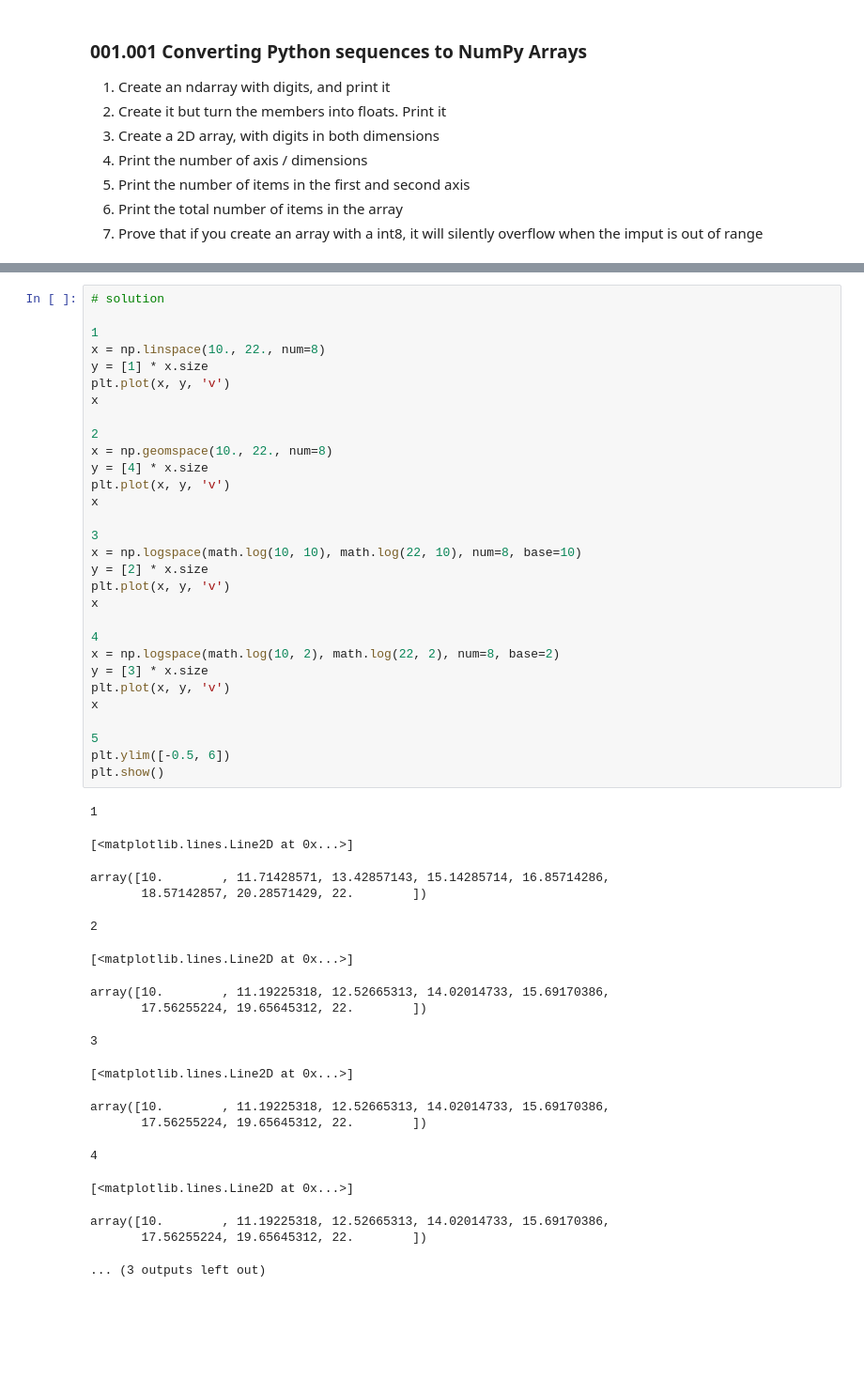
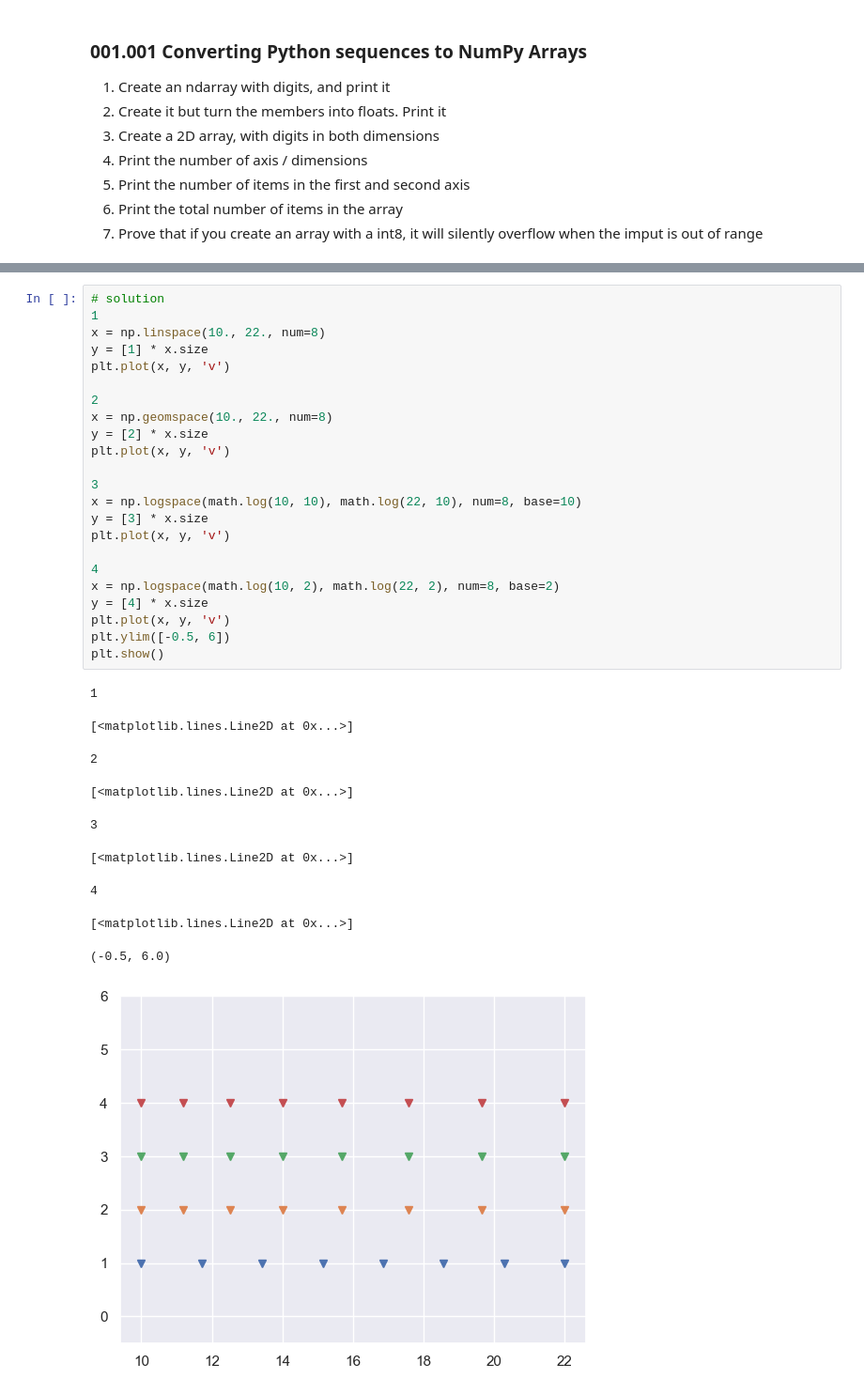
Before and after one commit to gotofritz/jupyter, a Jupyter notebook: katas/numpy_katas/solutions/001_numpy.ipynb, the cells around one changed output, grey strips where cells are left out. Shown at 94% size. Cells and saved outputs as stored; diff of their text form; blank space fills up the shorter version.

````diff
--- a/katas/numpy_katas/solutions/001_numpy.ipynb
+++ b/katas/numpy_katas/solutions/001_numpy.ipynb
@@ -152,49 +141,35 @@ array([ 0.,  4.,  8., 12.])
    ```
 # %%
 # solution
-
 1
 x = np.linspace(10., 22., num=8)
 y = [1] * x.size
 plt.plot(x, y, 'v')
-x
 
 2
 x = np.geomspace(10., 22., num=8)
-y = [4] * x.size
+y = [2] * x.size
 plt.plot(x, y, 'v')
-x
 
 3
 x = np.logspace(math.log(10, 10), math.log(22, 10), num=8, base=10)
-y = [2] * x.size
+y = [3] * x.size
 plt.plot(x, y, 'v')
-x
 
 4
 x = np.logspace(math.log(10, 2), math.log(22, 2), num=8, base=2)
-y = [3] * x.size
+y = [4] * x.size
 plt.plot(x, y, 'v')
-x
-
-5
 plt.ylim([-0.5, 6])
 plt.show()
 # %% [output]
 1
 [<matplotlib.lines.Line2D at 0x...>]
-array([10.        , 11.71428571, 13.42857143, 15.14285714, 16.85714286,
-       18.57142857, 20.28571429, 22.        ])
+2
-2
+[<matplotlib.lines.Line2D at 0x...>]
-[<matplotlib.lines.Line2D at 0x...>]
+3
-array([10.        , 11.19225318, 12.52665313, 14.02014733, 15.69170386,
-       17.56255224, 19.65645312, 22.        ])
+[<matplotlib.lines.Line2D at 0x...>]
-3
+4
 [<matplotlib.lines.Line2D at 0x...>]
-array([10.        , 11.19225318, 12.52665313, 14.02014733, 15.69170386,
-       17.56255224, 19.65645312, 22.        ])
+(-0.5, 6.0)
-4
-[<matplotlib.lines.Line2D at 0x...>]
-array([10.        , 11.19225318, 12.52665313, 14.02014733, 15.69170386,
-       17.56255224, 19.65645312, 22.        ])
-... (3 outputs left out)
+[figure, added]
````
Also changed, not shown: parts of 10 cells of this notebook, 6 other files.
